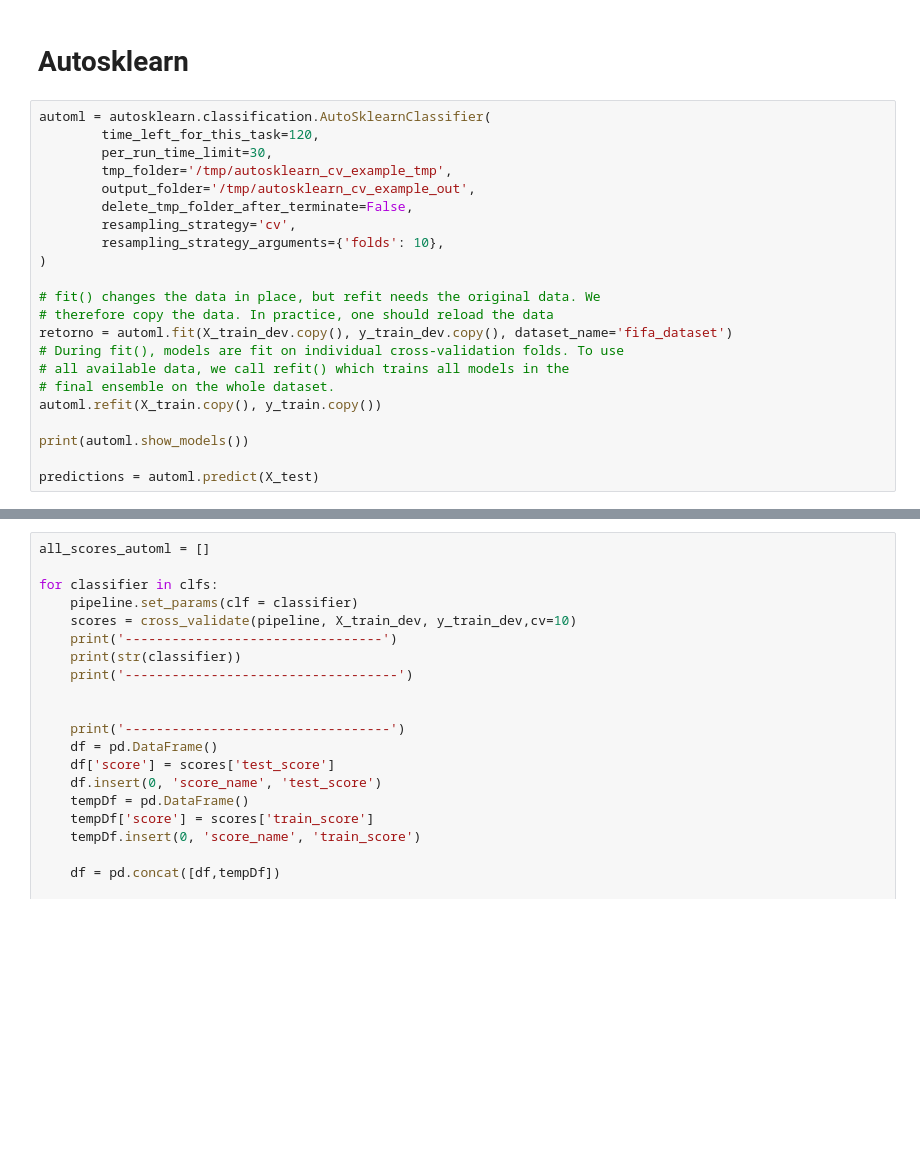
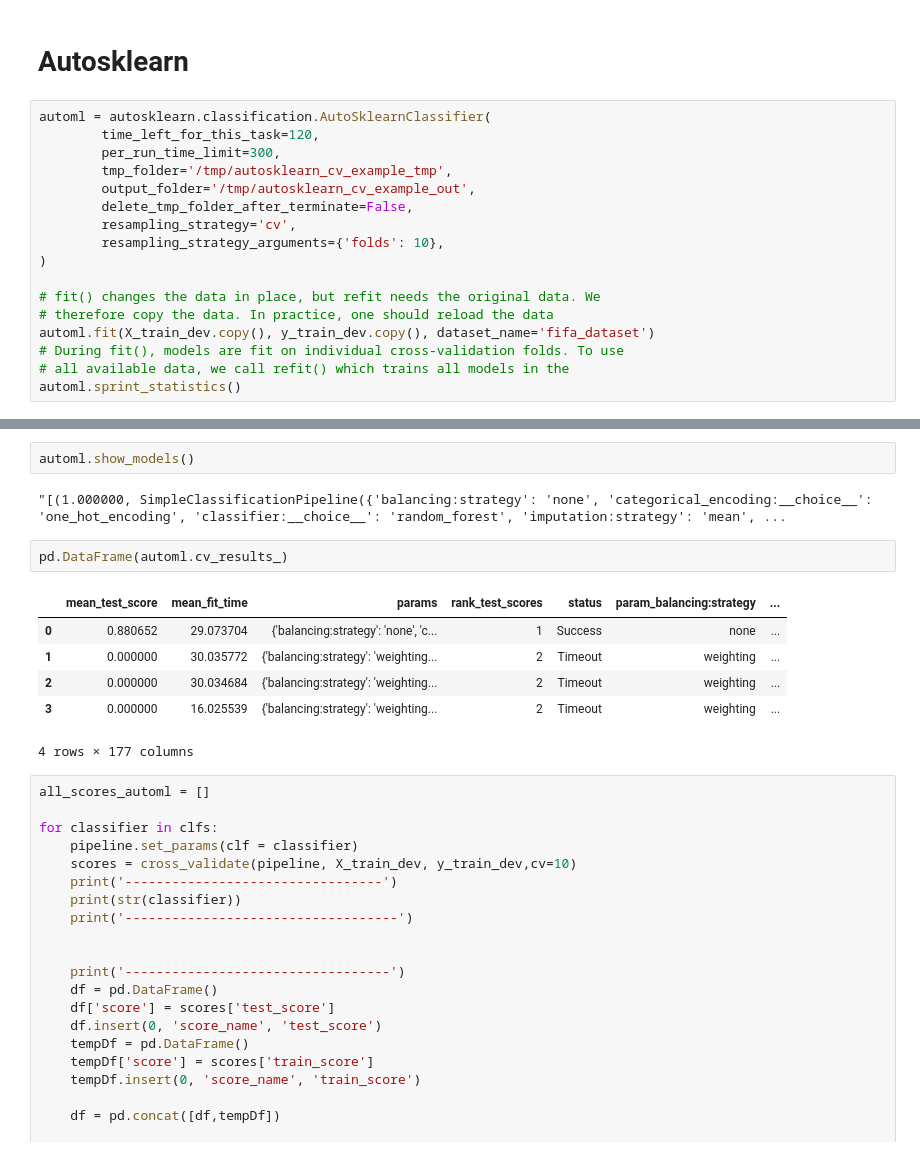
Before and after one commit to Sette/fifa_dataset, a Jupyter notebook: Fifa-pipeline.ipynb, the cells around one changed output, grey strips where cells are left out. Cells and saved outputs as stored; diff of their text form; blank space fills up the shorter version.

```diff
--- a/Fifa-pipeline.ipynb
+++ b/Fifa-pipeline.ipynb
@@ -523,7 +524,7 @@ clfs.append(TPOTClassifier(generations=5,population_size=50,verbosity=3))
 # %%
 automl = autosklearn.classification.AutoSklearnClassifier(
         time_left_for_this_task=120,
-        per_run_time_limit=30,
+        per_run_time_limit=300,
         tmp_folder='/tmp/autosklearn_cv_example_tmp',
         output_folder='/tmp/autosklearn_cv_example_out',
         delete_tmp_folder_after_terminate=False,
@@ -533,12 +534,7 @@ automl = autosklearn.classification.AutoSklearnClassifier(
 
 # fit() changes the data in place, but refit needs the original data. We
 # therefore copy the data. In practice, one should reload the data
-retorno = automl.fit(X_train_dev.copy(), y_train_dev.copy(), dataset_name='fifa_dataset')
+automl.fit(X_train_dev.copy(), y_train_dev.copy(), dataset_name='fifa_dataset')
 # During fit(), models are fit on individual cross-validation folds. To use
 # all available data, we call refit() which trains all models in the
-# final ensemble on the whole dataset.
-automl.refit(X_train.copy(), y_train.copy())
-
-print(automl.show_models())
-
-predictions = automl.predict(X_test)
+automl.sprint_statistics()
@@ -545,3 +573,16 @@ predictions = automl.predict(X_test)
+# %%
+automl.show_models()
+# %% [output]
+"[(1.000000, SimpleClassificationPipeline({'balancing:strategy': 'none', 'categorical_encoding:__choice__': 'one_hot_encoding', 'classifier:__choice__': 'random_forest', 'imputation:strategy': 'mean', ...
+# %%
+pd.DataFrame(automl.cv_results_)
+# %% [output]
+|  | mean_test_score | mean_fit_time | params | rank_test_scores | status | param_balancing:strategy | ... |
+| 0 | 0.880652 | 29.073704 | {'balancing:strategy': 'none', 'c... | 1 | Success | none | ... |
+| 1 | 0.000000 | 30.035772 | {'balancing:strategy': 'weighting... | 2 | Timeout | weighting | ... |
+| 2 | 0.000000 | 30.034684 | {'balancing:strategy': 'weighting... | 2 | Timeout | weighting | ... |
+| 3 | 0.000000 | 16.025539 | {'balancing:strategy': 'weighting... | 2 | Timeout | weighting | ... |
+4 rows × 177 columns
 # %%
 all_scores_automl = []
 
```
Also changed, not shown: parts of 2 cells of this notebook.
